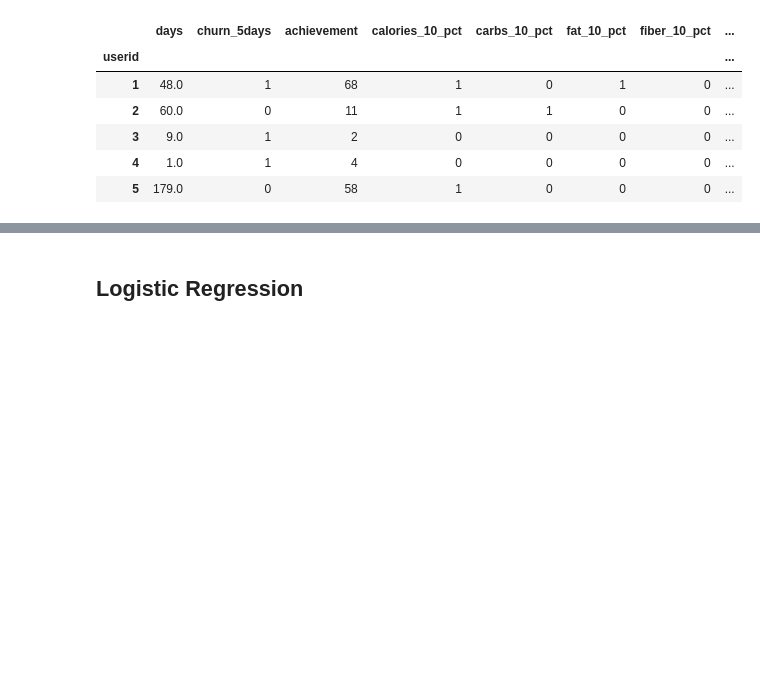
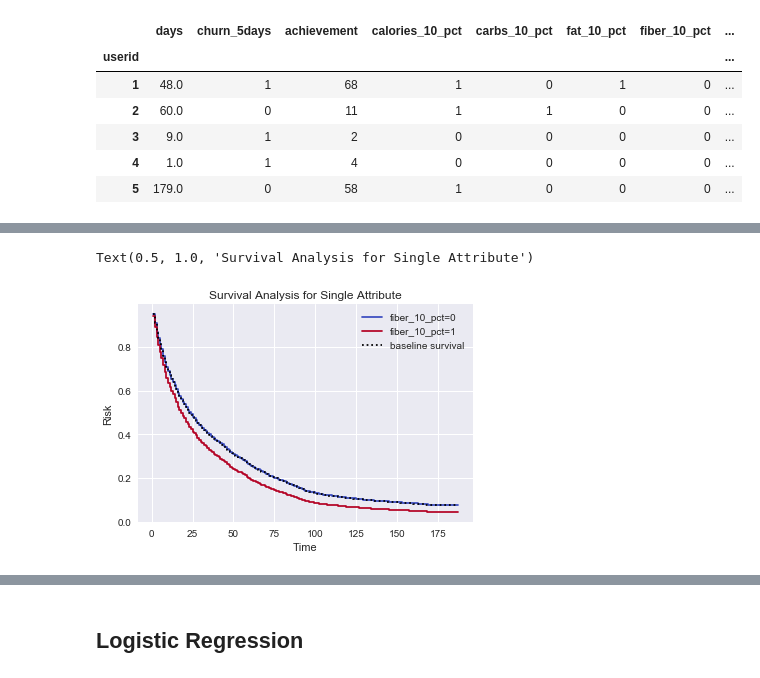
Before and after one commit to rokaandy/mfp-nutrition-survival-analysis, a Jupyter notebook: nutrition.ipynb, the cells around one changed output, grey strips where cells are left out. Cells and saved outputs as stored; diff of their text form; code cells hidden in the pictures; blank space fills up the shorter version.

```diff
--- a/nutrition.ipynb
+++ b/nutrition.ipynb
@@ -352,0 +479,8 @@ five.plot()
+# %%
+cph.plot_covariate_groups('fiber_10_pct', [0, 1], cmap='coolwarm')
+plt.xlabel('Time')
+plt.ylabel('Risk')
+plt.title('Survival Analysis for Single Attribute')
+# %% [output]
+Text(0.5, 1.0, 'Survival Analysis for Single Attribute')
+[figure, added]
```
Also changed, not shown: parts of 42 cells of this notebook.
